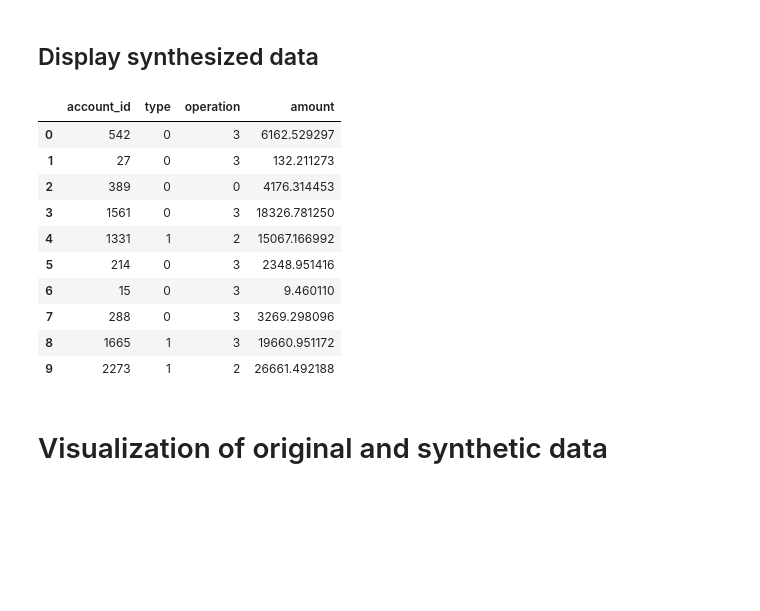
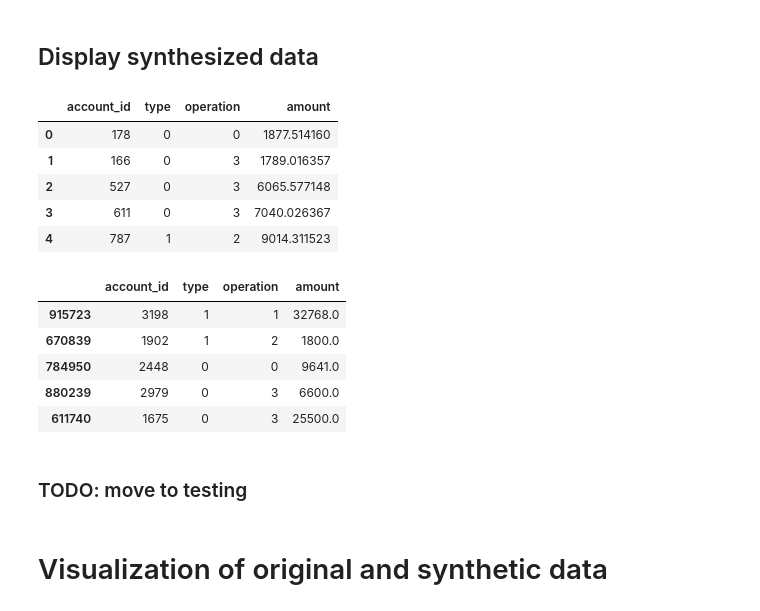
Before and after one commit to synthesized-io/insight, a Jupyter notebook: examples/new_transaction_demo.ipynb, the cells around one changed output. Saved outputs shown, nothing was run; the diff lists cells and outputs as text; code cells hidden in the pictures; blank space fills up the shorter version.

Commit message:
Notebooks using new type handling

```diff
--- a/examples/new_transaction_demo.ipynb
+++ b/examples/new_transaction_demo.ipynb
@@ -97,16 +97,22 @@ amount continuous
 # %% [markdown]
 ## Display synthesized data
 # %%
-synthesized.head(10)
+synthesized.head(5)
 # %% [output]
 |  | account_id | type | operation | amount |
-| 0 | 542 | 0 | 3 | 6162.529297 |
-| 1 | 27 | 0 | 3 | 132.211273 |
-| 2 | 389 | 0 | 0 | 4176.314453 |
-| 3 | 1561 | 0 | 3 | 18326.781250 |
-| 4 | 1331 | 1 | 2 | 15067.166992 |
-| 5 | 214 | 0 | 3 | 2348.951416 |
-| 6 | 15 | 0 | 3 | 9.460110 |
-| 7 | 288 | 0 | 3 | 3269.298096 |
-| 8 | 1665 | 1 | 3 | 19660.951172 |
-| 9 | 2273 | 1 | 2 | 26661.492188 |
+| 0 | 178 | 0 | 0 | 1877.514160 |
+| 1 | 166 | 0 | 3 | 1789.016357 |
+| 2 | 527 | 0 | 3 | 6065.577148 |
+| 3 | 611 | 0 | 3 | 7040.026367 |
+| 4 | 787 | 1 | 2 | 9014.311523 |
+# %%
+data.head(5)
+# %% [output]
+|  | account_id | type | operation | amount |
+| 915723 | 3198 | 1 | 1 | 32768.0 |
+| 670839 | 1902 | 1 | 2 | 1800.0 |
+| 784950 | 2448 | 0 | 0 | 9641.0 |
+| 880239 | 2979 | 0 | 3 | 6600.0 |
+| 611740 | 1675 | 0 | 3 | 25500.0 |
+# %% [markdown]
+### TODO: move to testing
```
Also changed, not shown: parts of 17 cells of this notebook, 1 other file.
